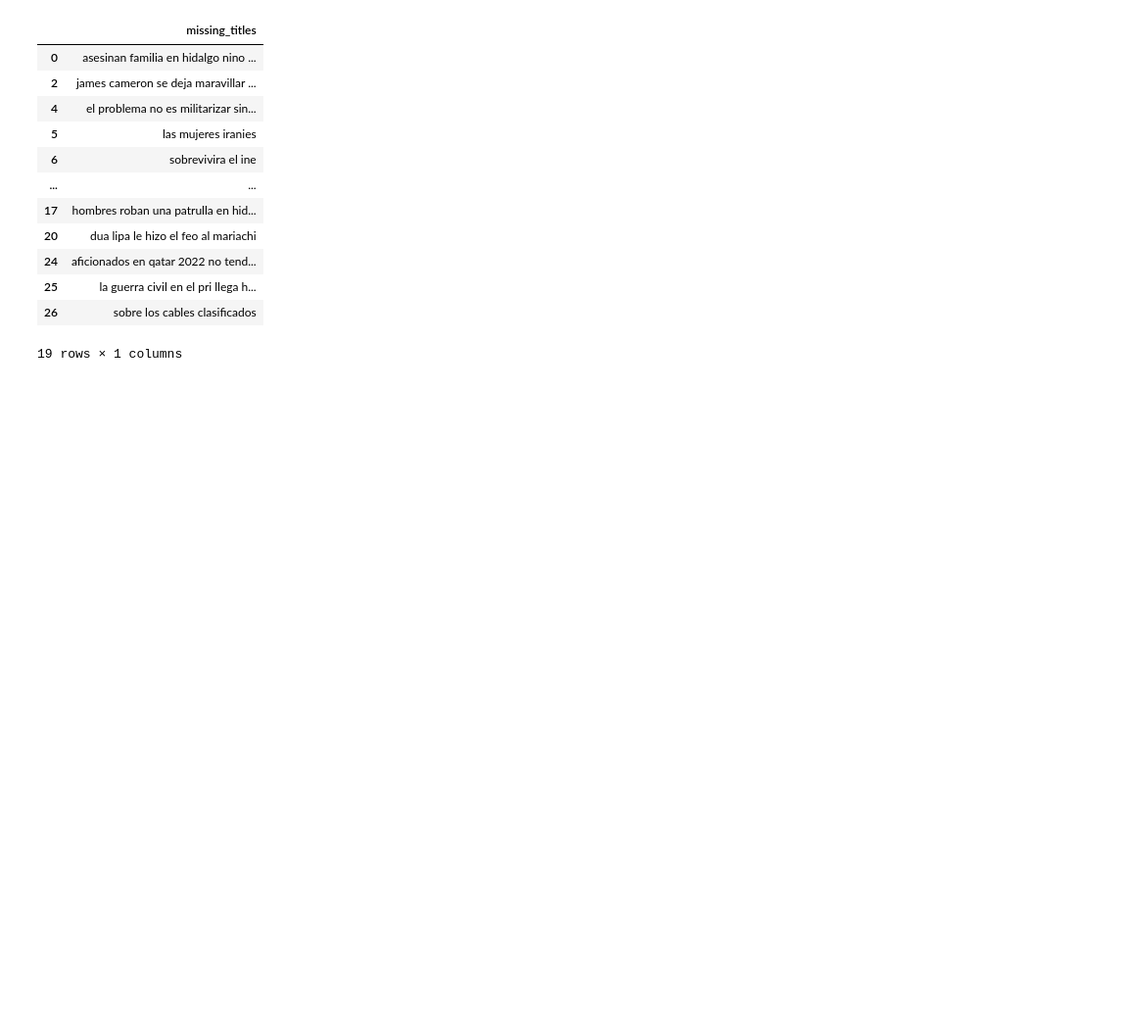
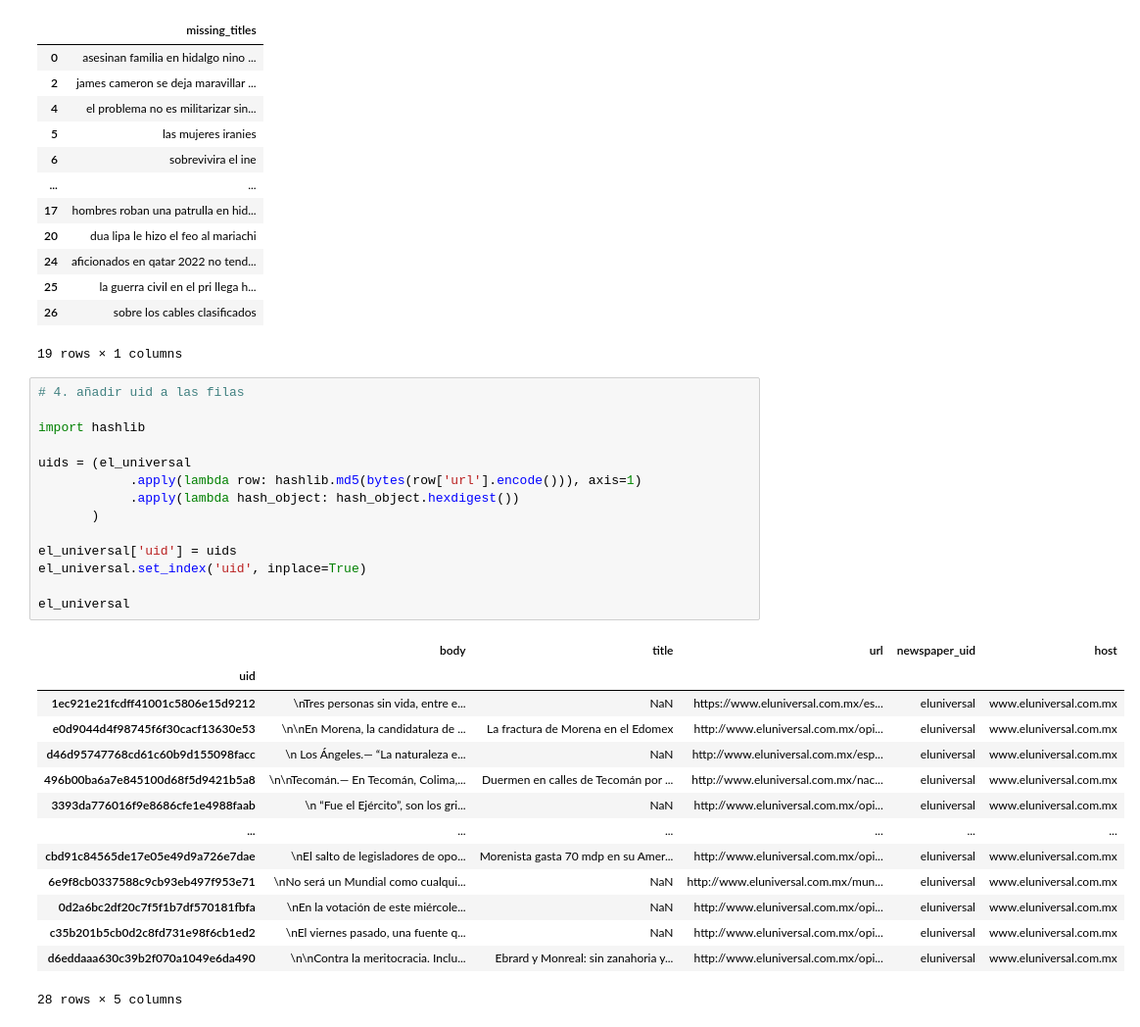
Before and after one commit to PaulMilMor/web-scrapper-data-eng-course, a Jupyter notebook: pandas/series.ipynb, the cells around one changed output. Shown at 98% size. Cells and saved outputs as stored; diff of their text form; blank space fills up the shorter version.

```diff
--- a/pandas/series.ipynb
+++ b/pandas/series.ipynb
@@ -182,3 +182,32 @@ missing_titles
 | 25 | la guerra civil en el pri llega h... |
 | 26 | sobre los cables clasificados |
 19 rows × 1 columns
+# %%
+# 4. añadir uid a las filas
+
+import hashlib
+
+uids = (el_universal
+            .apply(lambda row: hashlib.md5(bytes(row['url'].encode())), axis=1)
+            .apply(lambda hash_object: hash_object.hexdigest())
+       )
+
+el_universal['uid'] = uids
+el_universal.set_index('uid', inplace=True)
+
+el_universal
+# %% [output]
+|  | body | title | url | newspaper_uid | host |
+| uid |  |  |  |  |  |
+| 1ec921e21fcdff41001c5806e15d9212 | \nTres personas sin vida, entre e... | NaN | https://www.eluniversal.com.mx/es... | eluniversal | www.eluniversal.com.mx |
+| e0d9044d4f98745f6f30cacf13630e53 | \n\nEn Morena, la candidatura de ... | La fractura de Morena en el Edomex | http://www.eluniversal.com.mx/opi... | eluniversal | www.eluniversal.com.mx |
+| d46d95747768cd61c60b9d155098facc | \n Los Ángeles.— “La naturaleza e... | NaN | http://www.eluniversal.com.mx/esp... | eluniversal | www.eluniversal.com.mx |
+| 496b00ba6a7e845100d68f5d9421b5a8 | \n\nTecomán.— En Tecomán, Colima,... | Duermen en calles de Tecomán por ... | http://www.eluniversal.com.mx/nac... | eluniversal | www.eluniversal.com.mx |
+| 3393da776016f9e8686cfe1e4988faab | \n “Fue el Ejército”, son los gri... | NaN | http://www.eluniversal.com.mx/opi... | eluniversal | www.eluniversal.com.mx |
+| ... | ... | ... | ... | ... | ... |
+| cbd91c84565de17e05e49d9a726e7dae | \nEl salto de legisladores de opo... | Morenista gasta 70 mdp en su Amer... | http://www.eluniversal.com.mx/opi... | eluniversal | www.eluniversal.com.mx |
+| 6e9f8cb0337588c9cb93eb497f953e71 | \nNo será un Mundial como cualqui... | NaN | http://www.eluniversal.com.mx/mun... | eluniversal | www.eluniversal.com.mx |
+| 0d2a6bc2df20c7f5f1b7df570181fbfa | \nEn la votación de este miércole... | NaN | http://www.eluniversal.com.mx/opi... | eluniversal | www.eluniversal.com.mx |
+| c35b201b5cb0d2c8fd731e98f6cb1ed2 | \nEl viernes pasado, una fuente q... | NaN | http://www.eluniversal.com.mx/opi... | eluniversal | www.eluniversal.com.mx |
+| d6eddaaa630c39b2f070a1049e6da490 | \n\nContra la meritocracia. Inclu... | Ebrard y Monreal: sin zanahoria y... | http://www.eluniversal.com.mx/opi... | eluniversal | www.eluniversal.com.mx |
+28 rows × 5 columns
```
Also changed, not shown: parts of 1 cell of this notebook.
